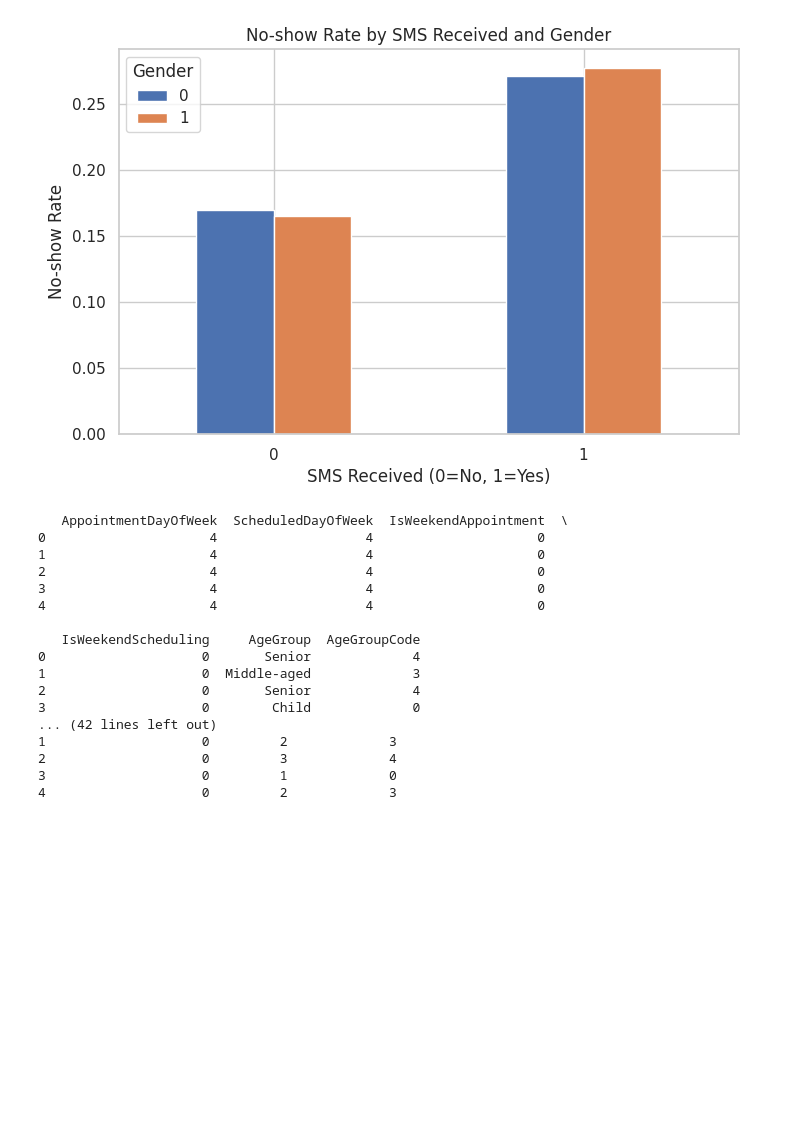
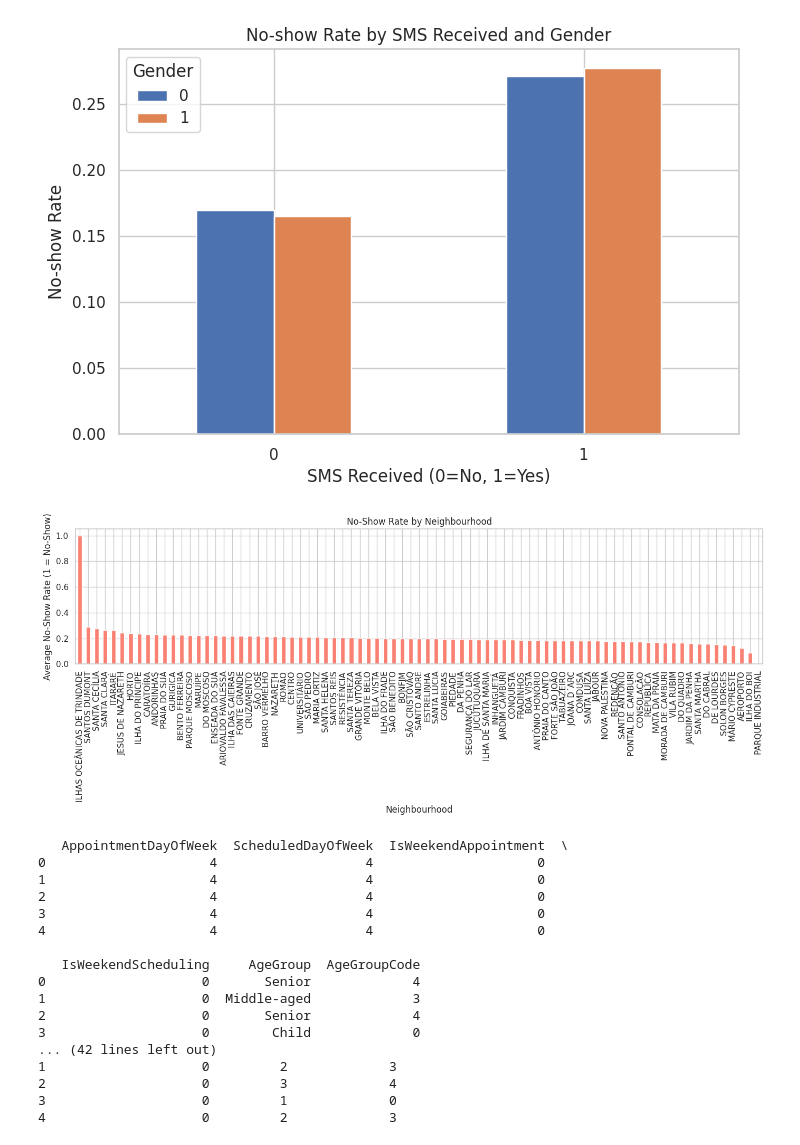
Before and after one commit to lesego-maponyane/Medical-appointment-no-show, a Jupyter notebook: No_show_project (1).ipynb, the cells around one changed output. Saved outputs shown, nothing was run; the diff lists cells and outputs as text; code cells hidden in the pictures; blank space fills up the shorter version.

```diff
--- a/No_show_project (1).ipynb
+++ b/No_show_project (1).ipynb
@@ -554,6 +554,21 @@ SMS_received
 0             0.170066  0.165292
 1             0.271631  0.277663
 [figure]
+# %%
+# Calculate no-show rate (1 = No-show) by neighbourhood
+no_show_by_neighbourhood = df.groupby('Neighbourhood')['No-show'].mean().sort_values(ascending=False)
+
+# Plotting
+plt.figure(figsize=(14, 6))
+no_show_by_neighbourhood.plot(kind='bar', color='salmon')
+plt.title('No-Show Rate by Neighbourhood')
+plt.ylabel('Average No-Show Rate (1 = No-Show)')
+plt.xlabel('Neighbourhood')
+plt.xticks(rotation=90)
+plt.tight_layout()
+plt.show()
+# %% [output]
+[figure, added]
 # %%
 # ==============================
 # 🚧 FEATURE ENGINEERING
```
Also changed, not shown: parts of 4 cells of this notebook.
